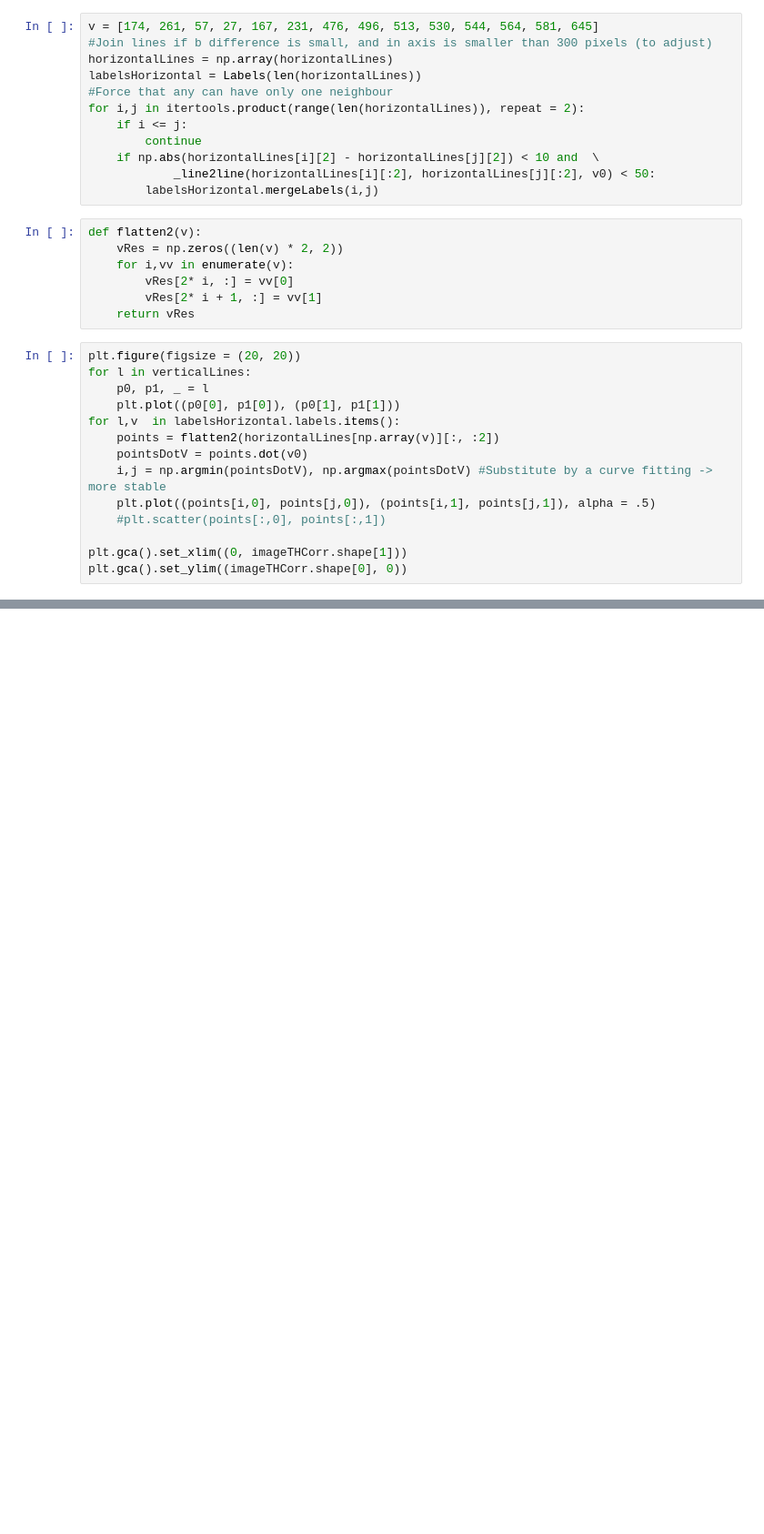
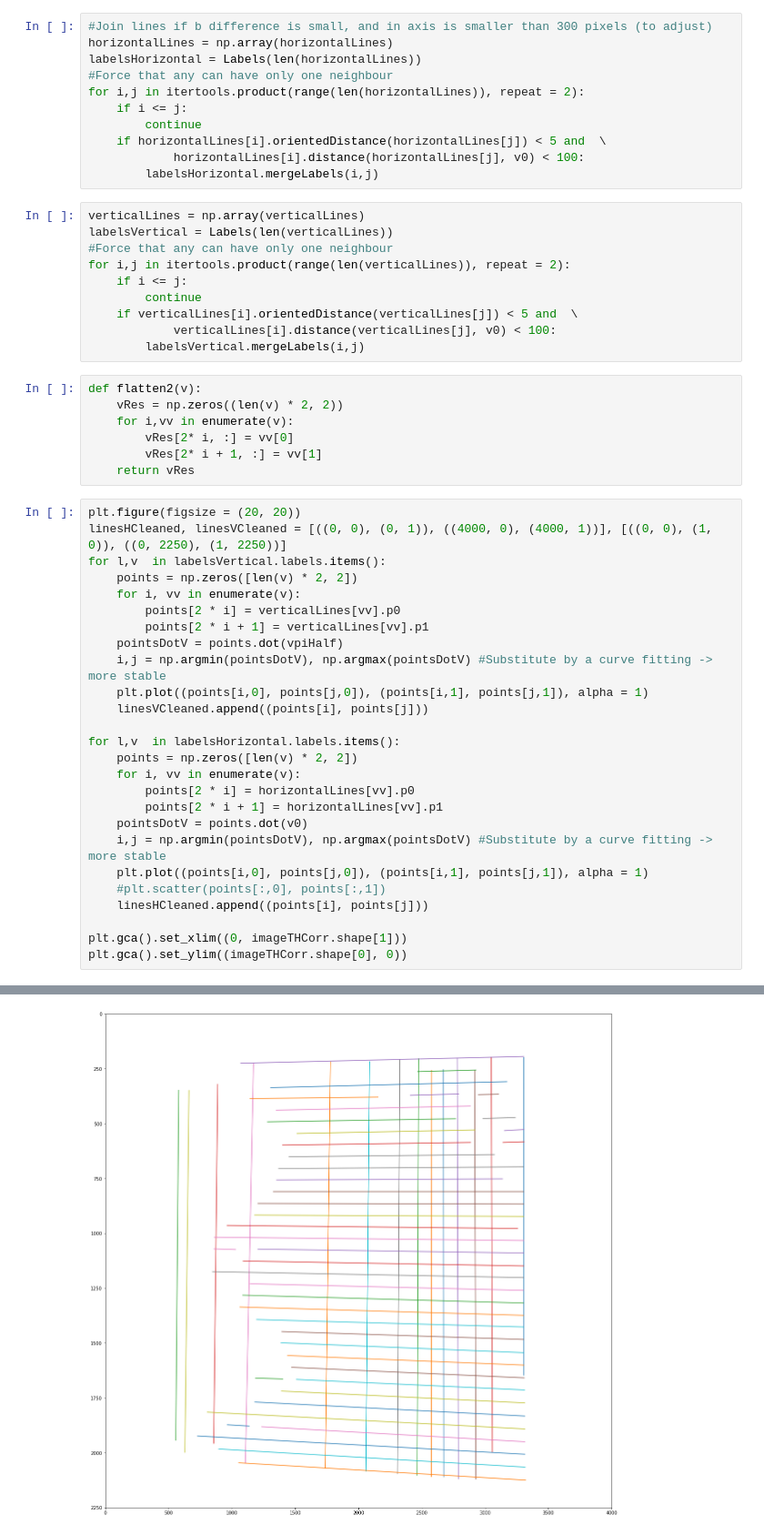
Before and after one commit to gbernardino/toolsCMRC, a Jupyter notebook: formReader.ipynb, the cells around one changed output, grey strips where cells are left out. Shown at 91% size. Drawn from its saved outputs; the diff is of its cells as text; blank space fills up the shorter version.

```diff
--- a/formReader.ipynb
+++ b/formReader.ipynb
@@ -181,7 +174,6 @@ class Labels:
         self.labels[lj] += self.labels[li_old]
         del self.labels[li_old]
 # %%
-v = [174, 261, 57, 27, 167, 231, 476, 496, 513, 530, 544, 564, 581, 645]
 #Join lines if b difference is small, and in axis is smaller than 300 pixels (to adjust)
 horizontalLines = np.array(horizontalLines)
 labelsHorizontal = Labels(len(horizontalLines))
@@ -189,9 +181,19 @@ labelsHorizontal = Labels(len(horizontalLines))
 for i,j in itertools.product(range(len(horizontalLines)), repeat = 2):
     if i <= j:
         continue
-    if np.abs(horizontalLines[i][2] - horizontalLines[j][2]) < 10 and  \
-            _line2line(horizontalLines[i][:2], horizontalLines[j][:2], v0) < 50:
+    if horizontalLines[i].orientedDistance(horizontalLines[j]) < 5 and  \
+            horizontalLines[i].distance(horizontalLines[j], v0) < 100:
         labelsHorizontal.mergeLabels(i,j)
+# %%
+verticalLines = np.array(verticalLines)
+labelsVertical = Labels(len(verticalLines))
+#Force that any can have only one neighbour
+for i,j in itertools.product(range(len(verticalLines)), repeat = 2):
+    if i <= j:
+        continue
+    if verticalLines[i].orientedDistance(verticalLines[j]) < 5 and  \
+            verticalLines[i].distance(verticalLines[j], v0) < 100:
+        labelsVertical.mergeLabels(i,j)
 # %%
 def flatten2(v):
     vRes = np.zeros((len(v) * 2, 2))
@@ -201,15 +203,28 @@ def flatten2(v):
     return vRes
 # %%
 plt.figure(figsize = (20, 20))
-for l in verticalLines:
-    p0, p1, _ = l
-    plt.plot((p0[0], p1[0]), (p0[1], p1[1]))
+linesHCleaned, linesVCleaned = [((0, 0), (0, 1)), ((4000, 0), (4000, 1))], [((0, 0), (1, 0)), ((0, 2250), (1, 2250))]
+for l,v  in labelsVertical.labels.items():
+    points = np.zeros([len(v) * 2, 2])
+    for i, vv in enumerate(v):
+        points[2 * i] = verticalLines[vv].p0
+        points[2 * i + 1] = verticalLines[vv].p1
+    pointsDotV = points.dot(vpiHalf)
+    i,j = np.argmin(pointsDotV), np.argmax(pointsDotV) #Substitute by a curve fitting -> more stable
+    plt.plot((points[i,0], points[j,0]), (points[i,1], points[j,1]), alpha = 1)
+    linesVCleaned.append((points[i], points[j]))
+
 for l,v  in labelsHorizontal.labels.items():
-    points = flatten2(horizontalLines[np.array(v)][:, :2])
+    points = np.zeros([len(v) * 2, 2])
+    for i, vv in enumerate(v):
+        points[2 * i] = horizontalLines[vv].p0
+        points[2 * i + 1] = horizontalLines[vv].p1
     pointsDotV = points.dot(v0)
     i,j = np.argmin(pointsDotV), np.argmax(pointsDotV) #Substitute by a curve fitting -> more stable
-    plt.plot((points[i,0], points[j,0]), (points[i,1], points[j,1]), alpha = .5)
+    plt.plot((points[i,0], points[j,0]), (points[i,1], points[j,1]), alpha = 1)
     #plt.scatter(points[:,0], points[:,1])
+    linesHCleaned.append((points[i], points[j]))
 
 plt.gca().set_xlim((0, imageTHCorr.shape[1]))
 plt.gca().set_ylim((imageTHCorr.shape[0], 0))
+# %% [output]
@@ -215,0 +232 @@ plt.gca().set_ylim((imageTHCorr.shape[0], 0))
+[figure, added]
```
Also changed, not shown: parts of 20 cells of this notebook, 1 other file.
